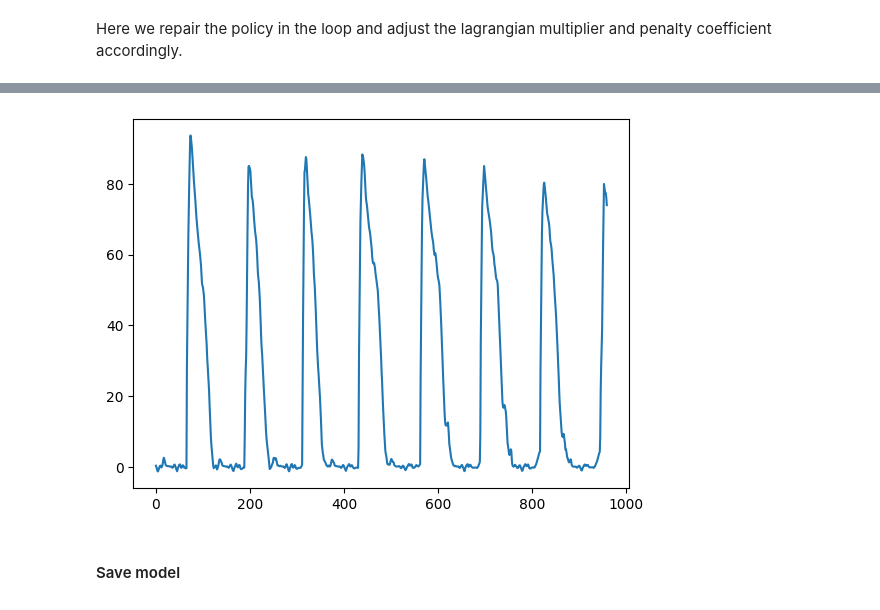
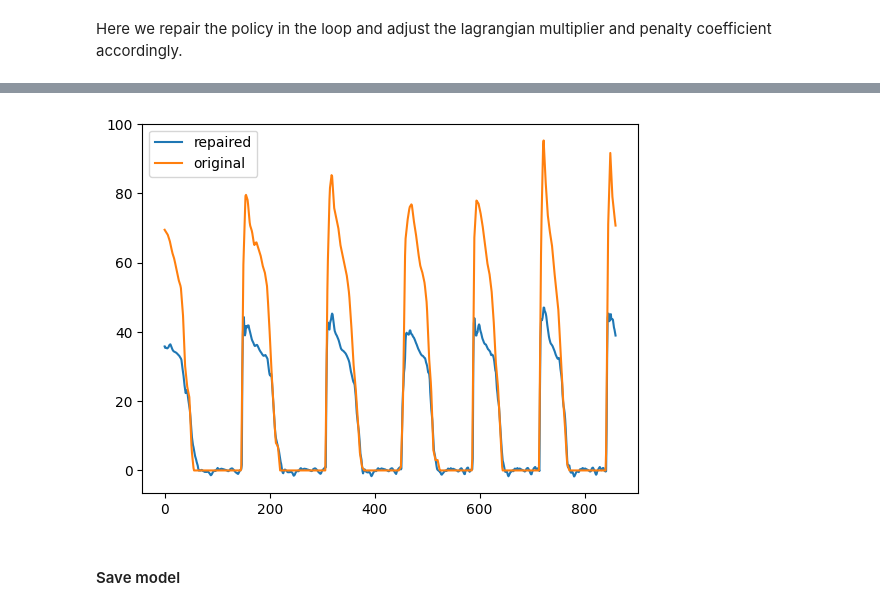
Before and after one commit to k1majd/SARP, a Jupyter notebook: examples/2_lower_leg_prosthesis/3_sarp_repair_full_obs.ipynb, the cells around one changed output, grey strips where cells are left out. Saved outputs shown, nothing was run; the diff lists cells and outputs as text; code cells hidden in the pictures.

Commit message:
prosthesis repair and quickstart complete

```diff
--- a/examples/2_lower_leg_prosthesis/3_sarp_repair_full_obs.ipynb
+++ b/examples/2_lower_leg_prosthesis/3_sarp_repair_full_obs.ipynb
@@ -303,8 +293,10 @@ metric_collector.plot()
 # %%
-plt.plot(model_combined.predict(s_train)[1][:,0])
+plt.plot(model_combined.predict(s_val)[1][:,0], label='repaired')
+plt.plot(p_val[:,0], label='original')
+plt.legend()
 plt.show()
 # %% [output]
-[figure, old version]
+[figure, new version]
 # %% [markdown]
 #### Save model
 # %%
```
Also changed, not shown: parts of 6 cells of this notebook, 2 other files.
